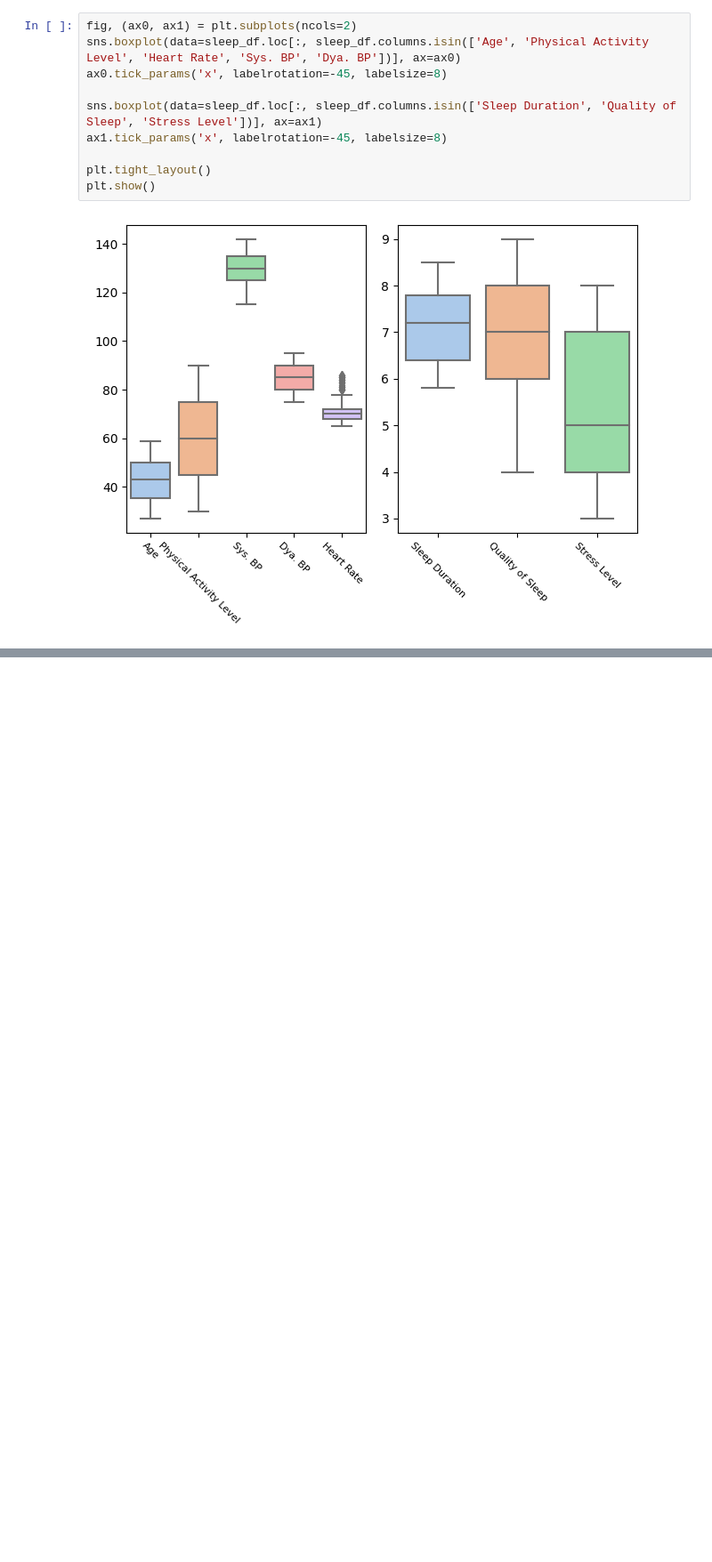
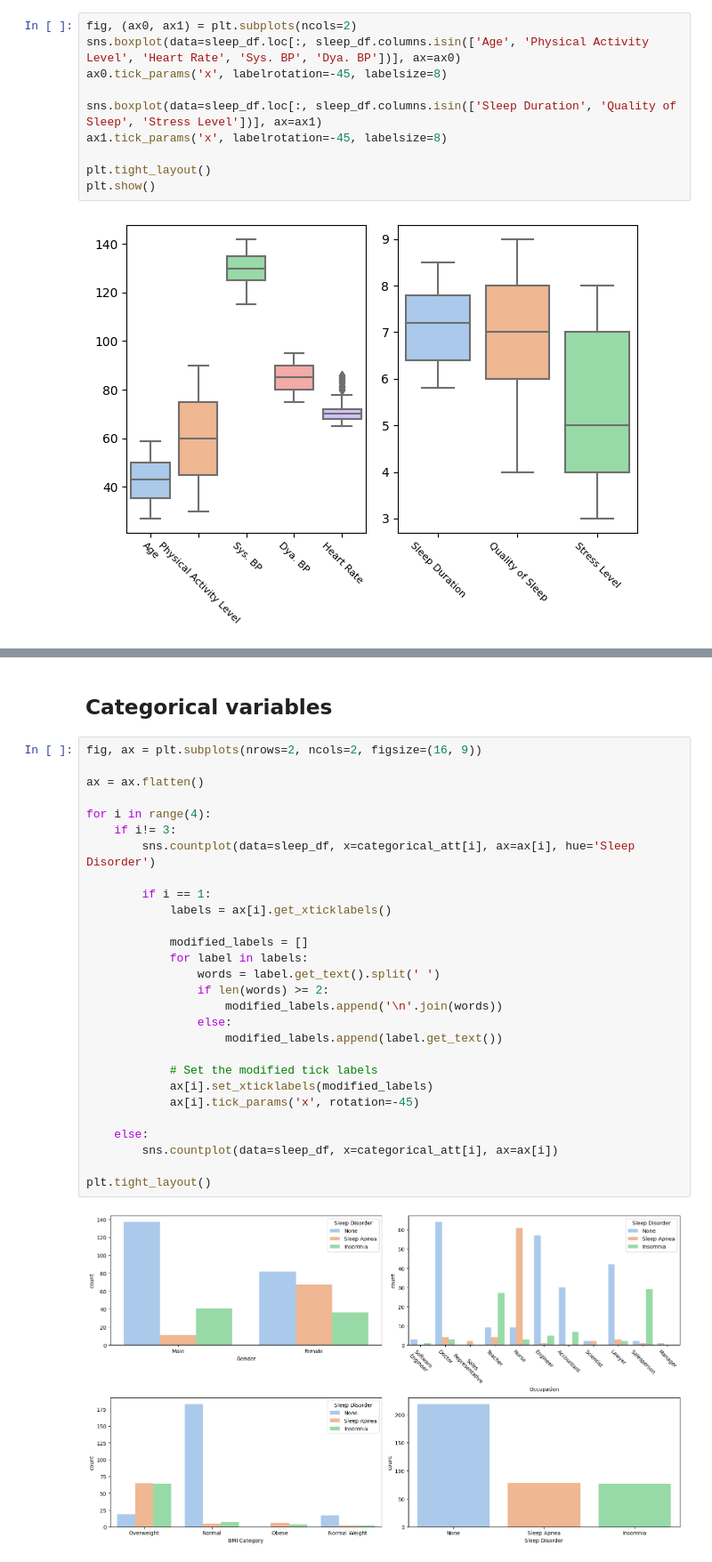
Before and after one commit to JFonseca25/ds-reviews, a Jupyter notebook: sleep/sleep.ipynb, the cells around one changed output, grey strips where cells are left out. Shown at 89% size. Saved outputs shown, nothing was run; the diff lists cells and outputs as text; blank space fills up the shorter version.

```diff
--- a/sleep/sleep.ipynb
+++ b/sleep/sleep.ipynb
@@ -274,0 +318,32 @@ sns.heatmap(data=sleep_df.corr(), vmin=-1, vmax=1, cmap='BrBG', annot=True)
+# %% [markdown]
+## Categorical variables
+# %%
+fig, ax = plt.subplots(nrows=2, ncols=2, figsize=(16, 9))
+
+ax = ax.flatten()
+
+for i in range(4):
+    if i!= 3:
+        sns.countplot(data=sleep_df, x=categorical_att[i], ax=ax[i], hue='Sleep Disorder')
+
+        if i == 1:
+            labels = ax[i].get_xticklabels()
+
+            modified_labels = []
+            for label in labels:
+                words = label.get_text().split(' ')
+                if len(words) >= 2:
+                    modified_labels.append('\n'.join(words))
+                else:
+                    modified_labels.append(label.get_text())
+
+            # Set the modified tick labels
+            ax[i].set_xticklabels(modified_labels)
+            ax[i].tick_params('x', rotation=-45)
+
+    else:
+        sns.countplot(data=sleep_df, x=categorical_att[i], ax=ax[i])
+
+plt.tight_layout()
+# %% [output]
+[figure, added]
```
Also changed, not shown: parts of 12 cells of this notebook.
